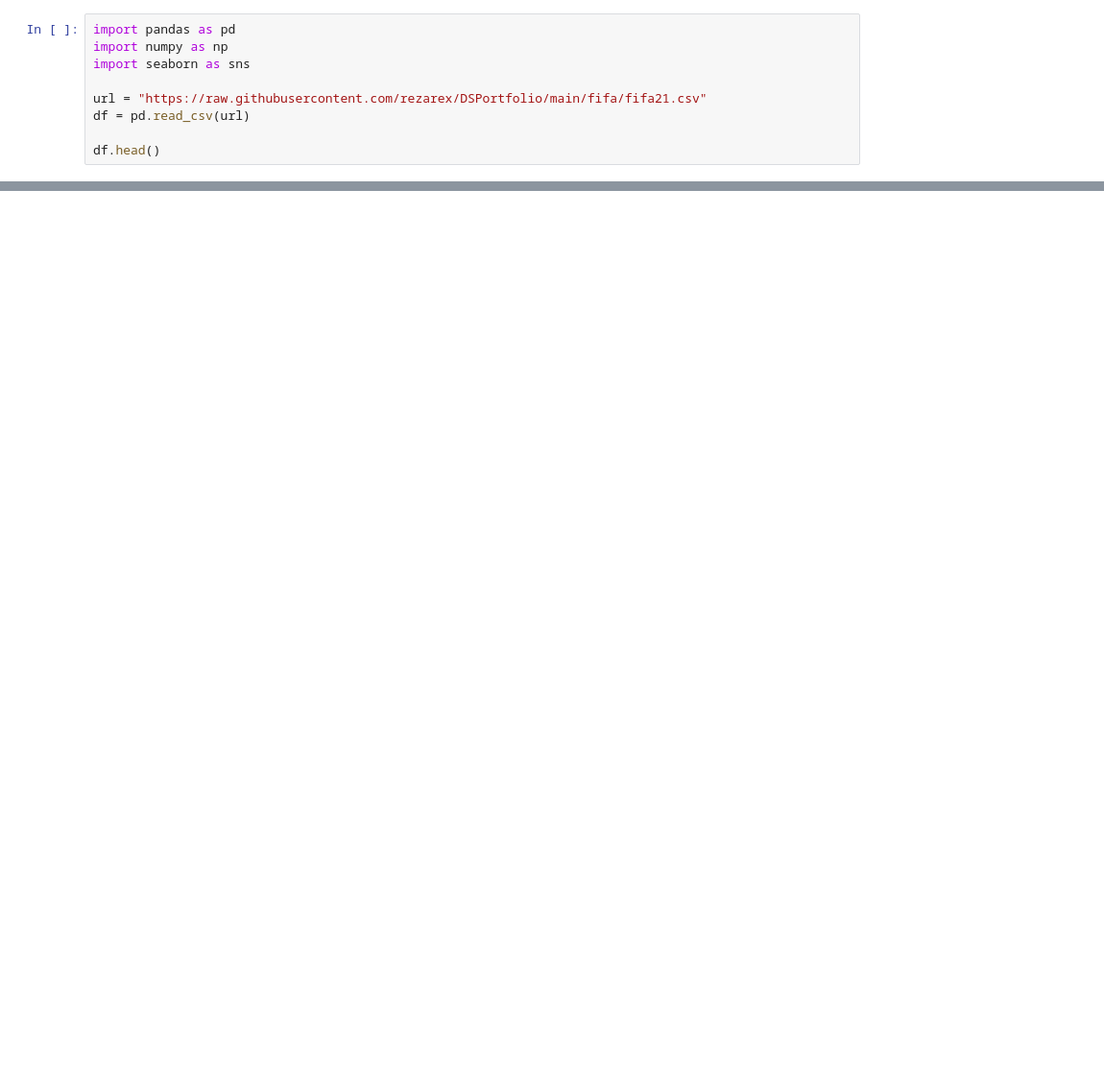
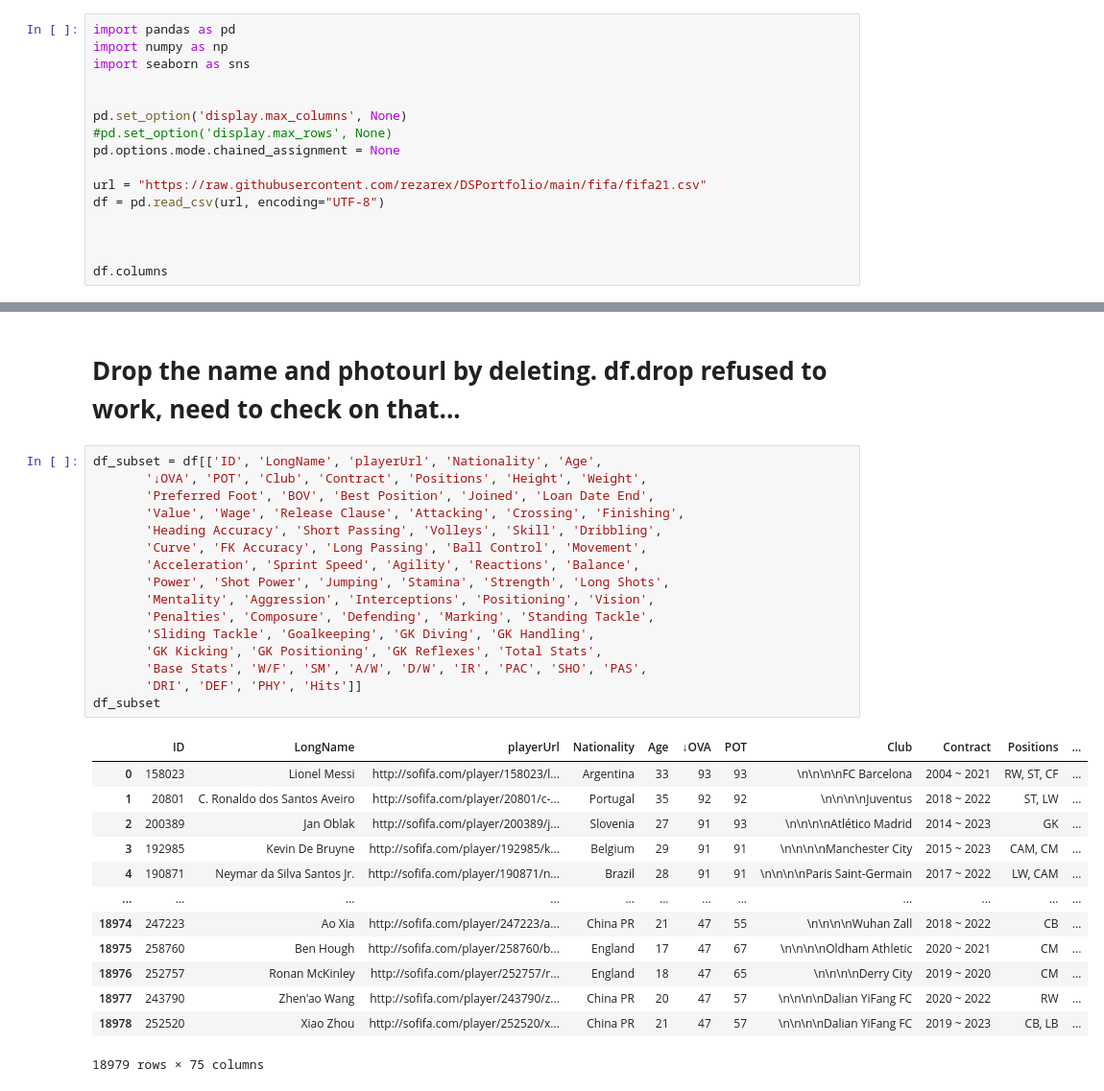
Before and after one commit to rezarex/DSPortfolio, a Jupyter notebook: data_cleaning.ipynb, the cells around one changed output, grey strips where cells are left out. Shown at 96% size. Saved outputs shown, nothing was run; the diff lists cells and outputs as text; blank space fills up the shorter version.

```diff
--- a/data_cleaning.ipynb
+++ b/data_cleaning.ipynb
@@ -5,8 +5,15 @@ import pandas as pd
 import numpy as np
 import seaborn as sns
 
+
+pd.set_option('display.max_columns', None)
+#pd.set_option('display.max_rows', None)
+pd.options.mode.chained_assignment = None
+
 url = "https://raw.githubusercontent.com/rezarex/DSPortfolio/main/fifa/fifa21.csv"
-df = pd.read_csv(url)
+df = pd.read_csv(url, encoding="UTF-8")
 
-df.head()
+
+
+df.columns
 # %% [output]
@@ -19,0 +35,32 @@ df.head()
+# %% [markdown]
+# **Drop the name and photourl by deleting. df.drop refused to work, need to check on that...**
+# %%
+df_subset = df[['ID', 'LongName', 'playerUrl', 'Nationality', 'Age',
+       '↓OVA', 'POT', 'Club', 'Contract', 'Positions', 'Height', 'Weight',
+       'Preferred Foot', 'BOV', 'Best Position', 'Joined', 'Loan Date End',
+       'Value', 'Wage', 'Release Clause', 'Attacking', 'Crossing', 'Finishing',
+       'Heading Accuracy', 'Short Passing', 'Volleys', 'Skill', 'Dribbling',
+       'Curve', 'FK Accuracy', 'Long Passing', 'Ball Control', 'Movement',
+       'Acceleration', 'Sprint Speed', 'Agility', 'Reactions', 'Balance',
+       'Power', 'Shot Power', 'Jumping', 'Stamina', 'Strength', 'Long Shots',
+       'Mentality', 'Aggression', 'Interceptions', 'Positioning', 'Vision',
+       'Penalties', 'Composure', 'Defending', 'Marking', 'Standing Tackle',
+       'Sliding Tackle', 'Goalkeeping', 'GK Diving', 'GK Handling',
+       'GK Kicking', 'GK Positioning', 'GK Reflexes', 'Total Stats',
+       'Base Stats', 'W/F', 'SM', 'A/W', 'D/W', 'IR', 'PAC', 'SHO', 'PAS',
+       'DRI', 'DEF', 'PHY', 'Hits']]
+df_subset
+# %% [output]
+|  | ID | LongName | playerUrl | Nationality | Age | ↓OVA | POT | Club | Contract | Positions | ... |
+| 0 | 158023 | Lionel Messi | http://sofifa.com/player/158023/l... | Argentina | 33 | 93 | 93 | \n\n\n\nFC Barcelona | 2004 ~ 2021 | RW, ST, CF | ... |
+| 1 | 20801 | C. Ronaldo dos Santos Aveiro | http://sofifa.com/player/20801/c-... | Portugal | 35 | 92 | 92 | \n\n\n\nJuventus | 2018 ~ 2022 | ST, LW | ... |
+| 2 | 200389 | Jan Oblak | http://sofifa.com/player/200389/j... | Slovenia | 27 | 91 | 93 | \n\n\n\nAtlético Madrid | 2014 ~ 2023 | GK | ... |
+| 3 | 192985 | Kevin De Bruyne | http://sofifa.com/player/192985/k... | Belgium | 29 | 91 | 91 | \n\n\n\nManchester City | 2015 ~ 2023 | CAM, CM | ... |
+| 4 | 190871 | Neymar da Silva Santos Jr. | http://sofifa.com/player/190871/n... | Brazil | 28 | 91 | 91 | \n\n\n\nParis Saint-Germain | 2017 ~ 2022 | LW, CAM | ... |
+| ... | ... | ... | ... | ... | ... | ... | ... | ... | ... | ... | ... |
+| 18974 | 247223 | Ao Xia | http://sofifa.com/player/247223/a... | China PR | 21 | 47 | 55 | \n\n\n\nWuhan Zall | 2018 ~ 2022 | CB | ... |
+| 18975 | 258760 | Ben Hough | http://sofifa.com/player/258760/b... | England | 17 | 47 | 67 | \n\n\n\nOldham Athletic | 2020 ~ 2021 | CM | ... |
+| 18976 | 252757 | Ronan McKinley | http://sofifa.com/player/252757/r... | England | 18 | 47 | 65 | \n\n\n\nDerry City | 2019 ~ 2020 | CM | ... |
+| 18977 | 243790 | Zhen'ao Wang | http://sofifa.com/player/243790/z... | China PR | 20 | 47 | 57 | \n\n\n\nDalian YiFang FC | 2020 ~ 2022 | RW | ... |
+| 18978 | 252520 | Xiao Zhou | http://sofifa.com/player/252520/x... | China PR | 21 | 47 | 57 | \n\n\n\nDalian YiFang FC | 2019 ~ 2023 | CB, LB | ... |
+18979 rows × 75 columns
```
Also changed, not shown: parts of 8 cells of this notebook.
